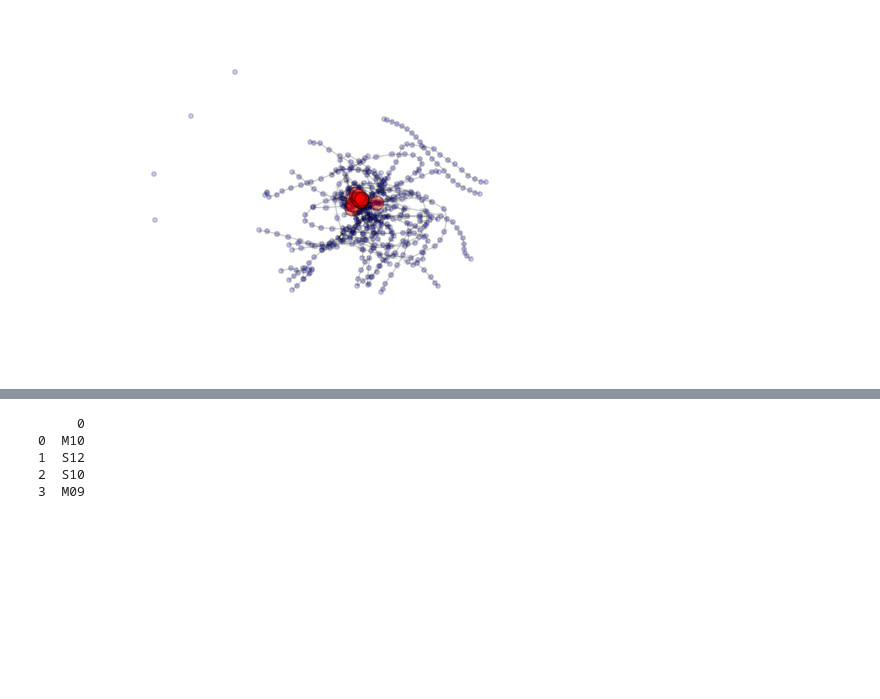
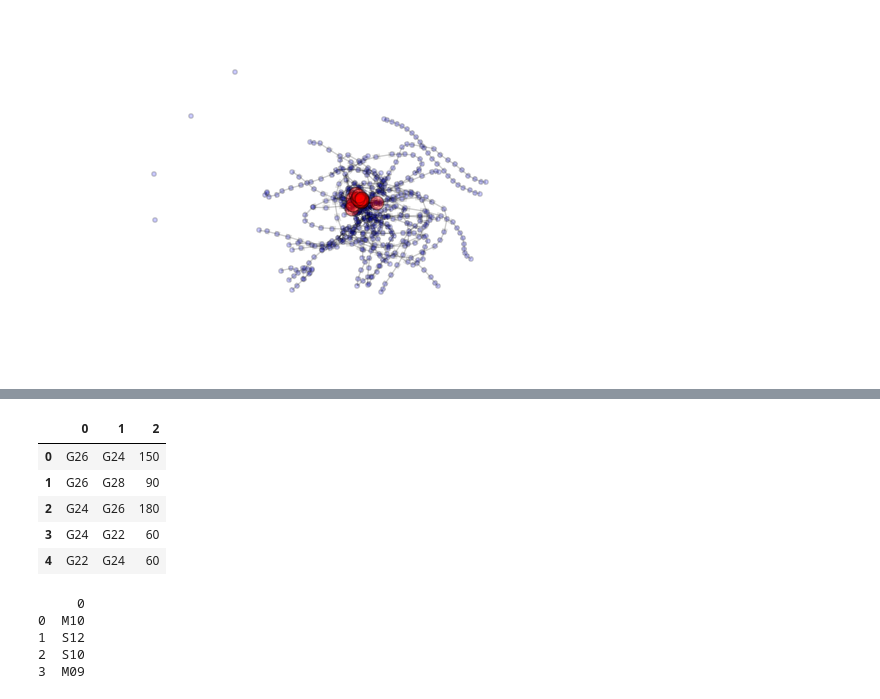
Before and after one commit to rvecsler/Network_Project, a Jupyter notebook: SettingUpNetwork.ipynb, the cells around one changed output, grey strips where cells are left out. Drawn from its saved outputs; the diff is of its cells as text; code cells hidden in the pictures; blank space fills up the shorter version.

```diff
--- a/SettingUpNetwork.ipynb
+++ b/SettingUpNetwork.ipynb
@@ -326,3 +313,14 @@ sp.to_csv('data/shortest_paths')
+# %%
+#get the weights of all the edges (node pairs)
+edge_weights = pd.DataFrame(G.edges(data='weight'))
+edge_weights.head()
+# %% [output]
+|  | 0 | 1 | 2 |
+| 0 | G26 | G24 | 150 |
+| 1 | G26 | G28 | 90 |
+| 2 | G24 | G26 | 180 |
+| 3 | G24 | G22 | 60 |
+| 4 | G22 | G24 | 60 |
 # %%
 #network to file
 graph = nx.to_pandas_dataframe(G)
```
Also changed, not shown: parts of 4 cells of this notebook.
